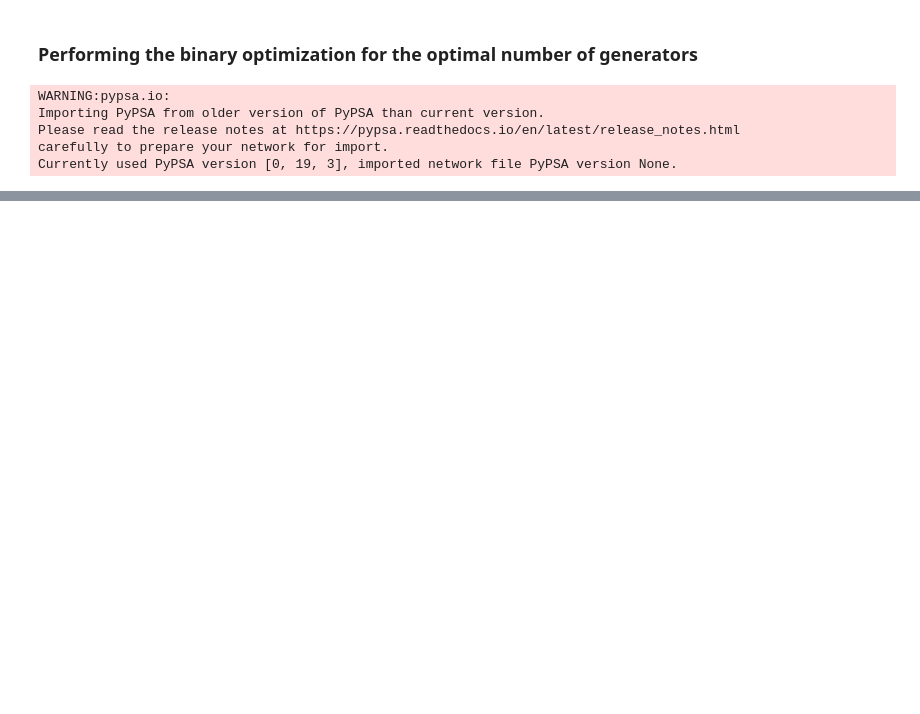
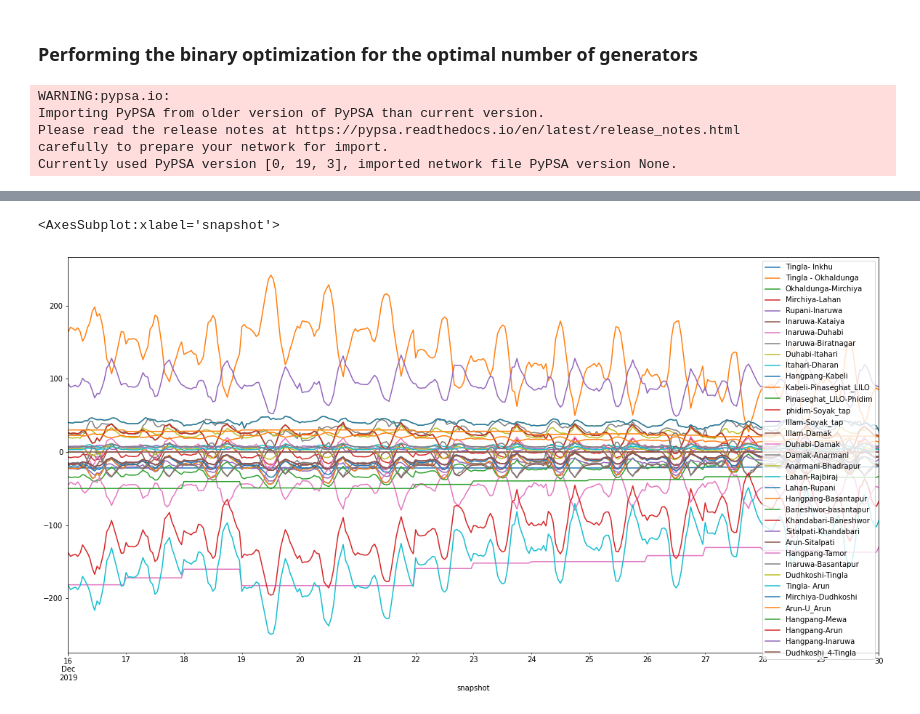
Before and after one commit to deependran7/grid_optimization, a Jupyter notebook: Binary_Optimization.ipynb, the cells around one changed output, grey strips where cells are left out. Saved outputs shown, nothing was run; the diff lists cells and outputs as text; code cells hidden in the pictures; blank space fills up the shorter version.

```diff
--- a/Binary_Optimization.ipynb
+++ b/Binary_Optimization.ipynb
@@ -132,0 +139,6 @@ optimal_network.generators_t.p.plot(ax= ax)
+# %%
+fig,ax = plt.subplots(figsize = (20,10))
+optimal_network.lines_t.p0.plot(ax=ax)
+# %% [output]
+<AxesSubplot:xlabel='snapshot'>
+[figure, added]
```
Also changed, not shown: parts of 5 cells of this notebook.
